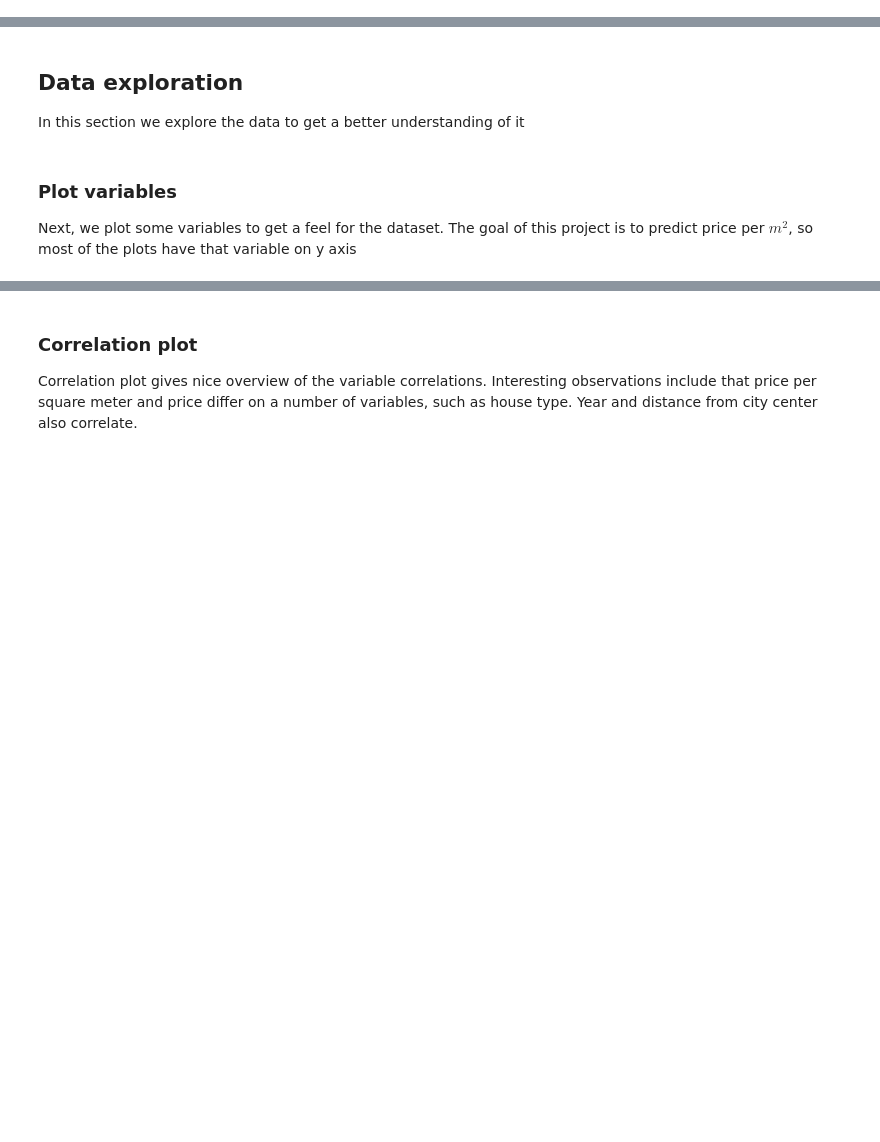
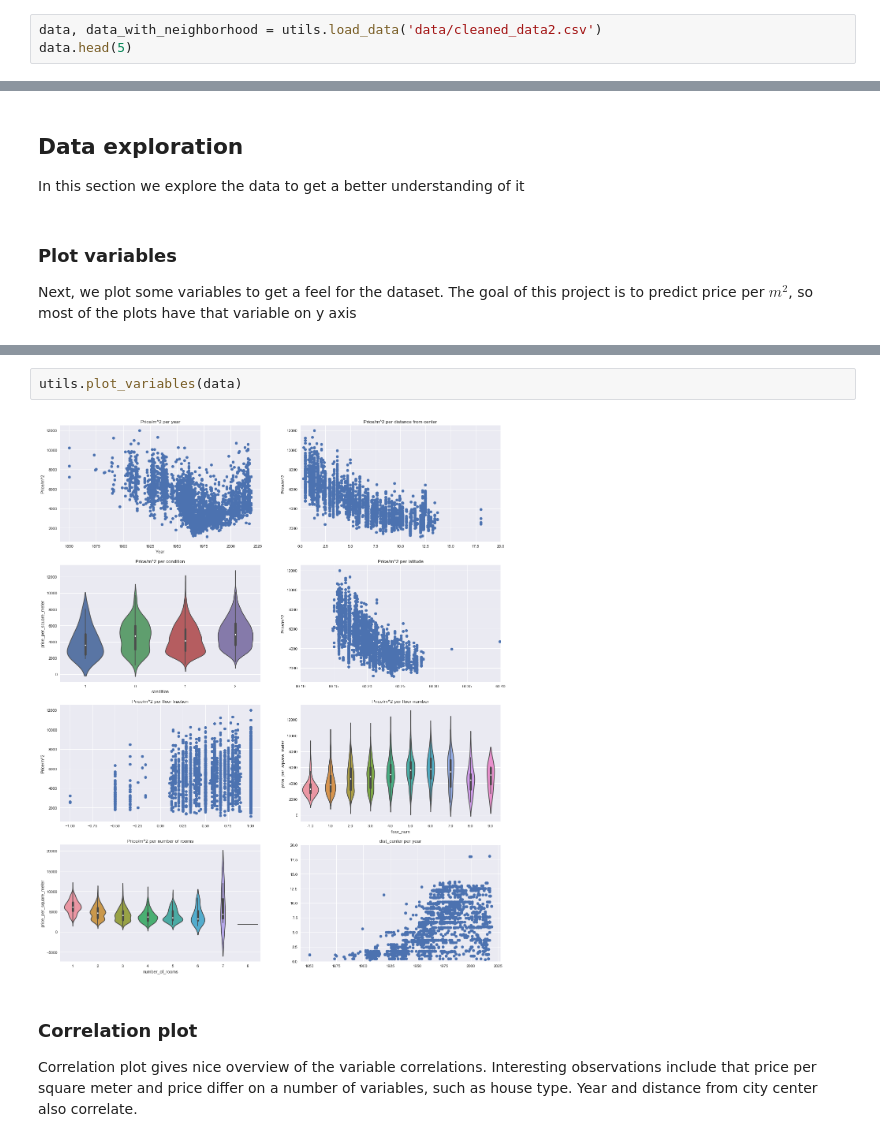
Before and after one commit to kaleaht/house-prices, a Jupyter notebook: sexy_book.ipynb, the cells around one changed output, grey strips where cells are left out. Drawn from its saved outputs; the diff is of its cells as text; blank space fills up the shorter version.

Commit message:
Add utils to the main file

```diff
--- a/sexy_book.ipynb
+++ b/sexy_book.ipynb
@@ -84,0 +42,3 @@ dtype: int64
+# %%
+data, data_with_neighborhood = utils.load_data('data/cleaned_data2.csv')
+data.head(5)
@@ -141,3 +58,7 @@ plt.scatter(data=data, x='year', y='dist_center')
+# %%
+utils.plot_variables(data)
+# %% [output]
+[figure, added]
 # %% [markdown]
 ### Correlation plot
 Correlation plot gives nice overview of the variable correlations. Interesting observations include that price per square meter and price differ on a number of variables, such as house type. Year and distance from city center also correlate.
```
Also changed, not shown: parts of 18 cells of this notebook.
